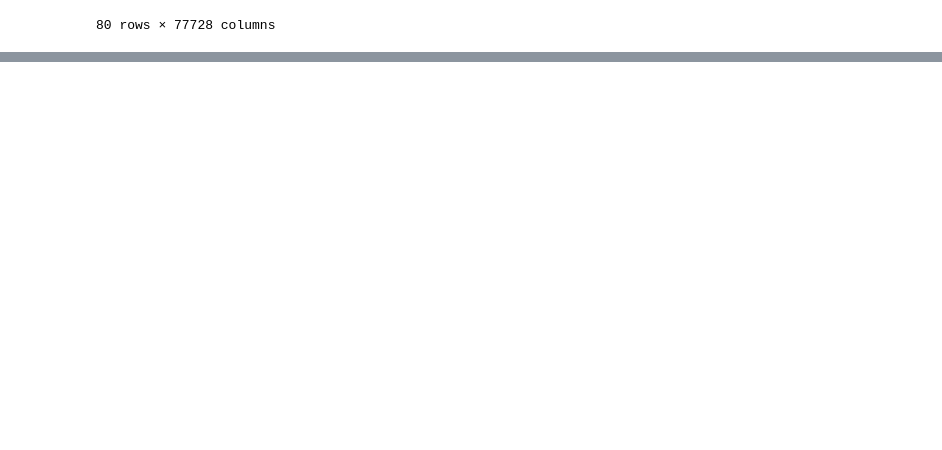
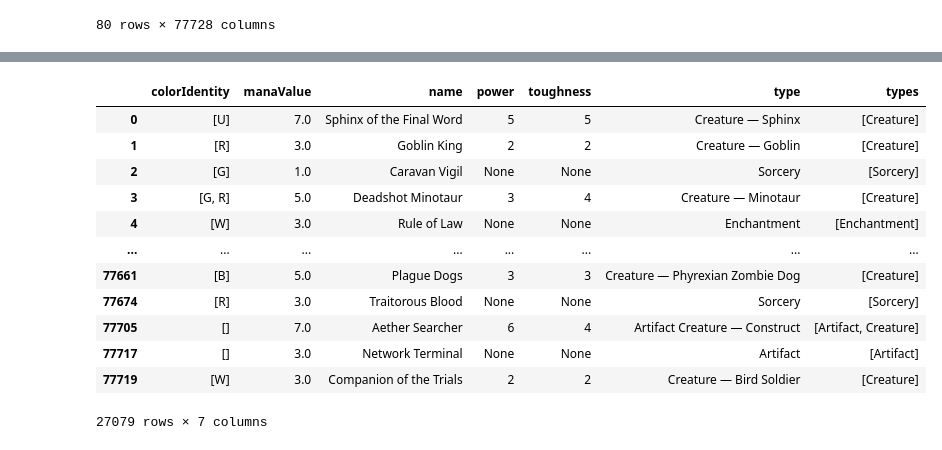
Before and after one commit to Mickie-n-s/MTG_Project, a Jupyter notebook: MTG_Cleaning.ipynb, the cells around one changed output, grey strips where cells are left out. Cells and saved outputs as stored; diff of their text form; code cells hidden in the pictures; blank space fills up the shorter version.

```diff
--- a/MTG_Cleaning.ipynb
+++ b/MTG_Cleaning.ipynb
@@ -136,0 +153,18 @@ Note: you may need to restart the kernel to use updated packages.
+# %%
+df_three = df_two.drop(columns = ['index', 'artist', 'availability', 'borderColor',
+       'colors', 'convertedManaCost', 'edhrecRank', 'finishes', 'flavorText',
+       'foreignData', 'frameVersion', 'hasFoil', 'hasNonFoil', 'identifiers',
+       'isPromo', 'isReprint', 'isStarter', 'keywords', 'language', 'layout',
+       'legalities', 'manaCost','number',
+       'printings', 'promoTypes', 'purchaseUrls', 'rarity', 'rulings',
+       'securityStamp', 'setCode', 'subtypes', 'supertypes', 'text','uuid', 'boosterTypes', 'originalText',
+       'originalType', 'signature', 'originalReleaseDate', 'variations',
+       'isOnlineOnly', 'isReserved', 'frameEffects', 'faceConvertedManaCost',
+       'faceManaValue', 'faceName', 'leadershipSkills', 'otherFaceIds', 'side',
+       'isOversized', 'reverseRelated', 'duelDeck', 'isTextless',
+       'relatedCards', 'watermark', 'loyalty', 'isAlternative', 'isFunny',
+       'isFullArt', 'isTimeshifted', 'rebalancedPrintings', 'asciiName',
+       'isRebalanced', 'originalPrintings', 'colorIndicator', 'hand', 'life',
+       'isStorySpotlight', 'flavorName', 'attractionLights',
+       'hasContentWarning', 'hasAlternativeDeckLimit', 'faceFlavorName',
+       'cardParts'])
@@ -136,0 +186,17 @@ Note: you may need to restart the kernel to use updated packages.
+# %%
+df_three.drop_duplicates("name", keep="first", inplace=True)
+df_three
+# %% [output]
+|  | colorIdentity | manaValue | name | power | toughness | type | types |
+| 0 | [U] | 7.0 | Sphinx of the Final Word | 5 | 5 | Creature — Sphinx | [Creature] |
+| 1 | [R] | 3.0 | Goblin King | 2 | 2 | Creature — Goblin | [Creature] |
+| 2 | [G] | 1.0 | Caravan Vigil | None | None | Sorcery | [Sorcery] |
+| 3 | [G, R] | 5.0 | Deadshot Minotaur | 3 | 4 | Creature — Minotaur | [Creature] |
+| 4 | [W] | 3.0 | Rule of Law | None | None | Enchantment | [Enchantment] |
+| ... | ... | ... | ... | ... | ... | ... | ... |
+| 77661 | [B] | 5.0 | Plague Dogs | 3 | 3 | Creature — Phyrexian Zombie Dog | [Creature] |
+| 77674 | [R] | 3.0 | Traitorous Blood | None | None | Sorcery | [Sorcery] |
+| 77705 | [] | 7.0 | Aether Searcher | 6 | 4 | Artifact Creature — Construct | [Artifact, Creature] |
+| 77717 | [] | 3.0 | Network Terminal | None | None | Artifact | [Artifact] |
+| 77719 | [W] | 3.0 | Companion of the Trials | 2 | 2 | Creature — Bird Soldier | [Creature] |
+27079 rows × 7 columns
```
Also changed, not shown: parts of 16 cells of this notebook.
